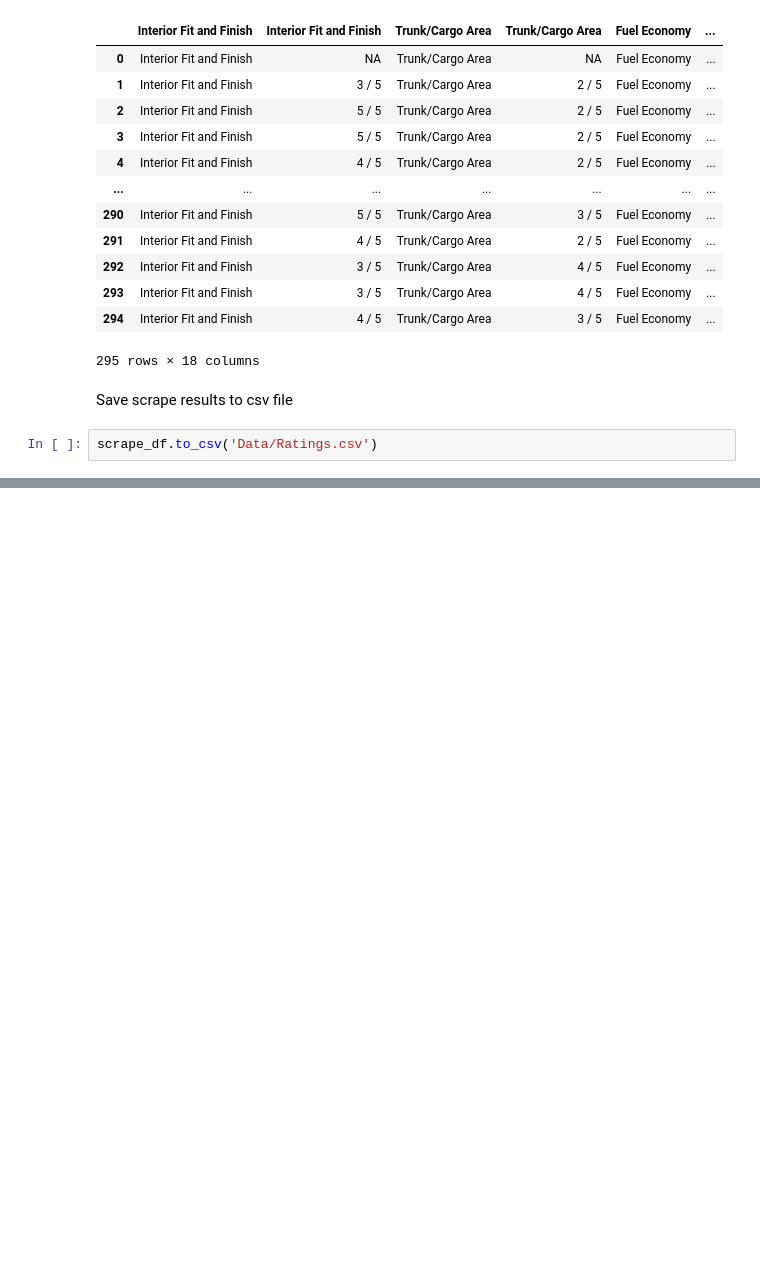
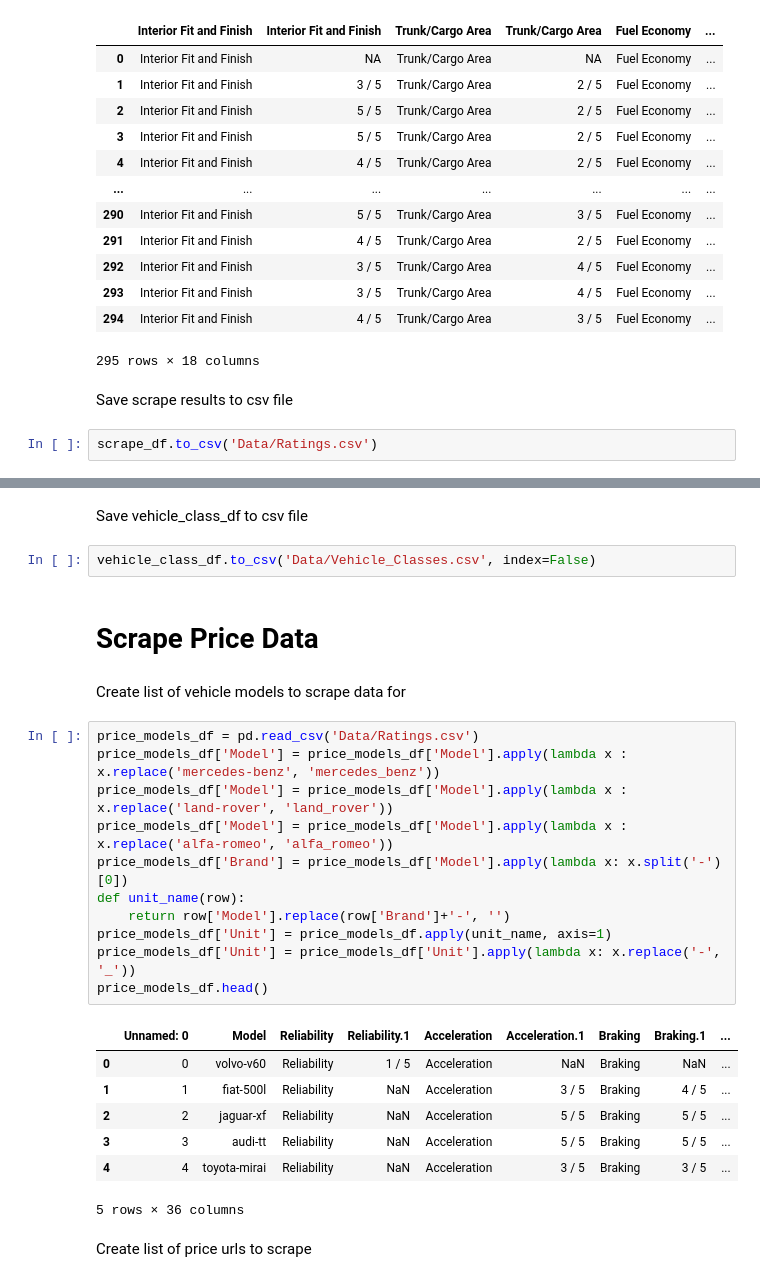
Before and after one commit to blantj/Auto_Sales_Regression, a Jupyter notebook: Webscrape.ipynb, the cells around one changed output, grey strips where cells are left out. Cells and saved outputs as stored; diff of their text form; blank space fills up the shorter version.

Commit message:
Update for auto price data

```diff
--- a/Webscrape.ipynb
+++ b/Webscrape.ipynb
@@ -215,0 +273,29 @@ scrape_df.to_csv('Data/Ratings.csv')
+# %% [markdown]
+Save vehicle_class_df to csv file
+# %%
+vehicle_class_df.to_csv('Data/Vehicle_Classes.csv', index=False)
+# %% [markdown]
+# Scrape Price Data
+# %% [markdown]
+Create list of vehicle models to scrape data for
+# %%
+price_models_df = pd.read_csv('Data/Ratings.csv')
+price_models_df['Model'] = price_models_df['Model'].apply(lambda x : x.replace('mercedes-benz', 'mercedes_benz'))
+price_models_df['Model'] = price_models_df['Model'].apply(lambda x : x.replace('land-rover', 'land_rover'))
+price_models_df['Model'] = price_models_df['Model'].apply(lambda x : x.replace('alfa-romeo', 'alfa_romeo'))
+price_models_df['Brand'] = price_models_df['Model'].apply(lambda x: x.split('-')[0])
+def unit_name(row):
+    return row['Model'].replace(row['Brand']+'-', '')
+price_models_df['Unit'] = price_models_df.apply(unit_name, axis=1)
+price_models_df['Unit'] = price_models_df['Unit'].apply(lambda x: x.replace('-', '_'))
+price_models_df.head()
+# %% [output]
+|  | Unnamed: 0 | Model | Reliability | Reliability.1 | Acceleration | Acceleration.1 | Braking | Braking.1 | ... |
+| 0 | 0 | volvo-v60 | Reliability | 1 / 5 | Acceleration | NaN | Braking | NaN | ... |
+| 1 | 1 | fiat-500l | Reliability | NaN | Acceleration | 3 / 5 | Braking | 4 / 5 | ... |
+| 2 | 2 | jaguar-xf | Reliability | NaN | Acceleration | 5 / 5 | Braking | 5 / 5 | ... |
+| 3 | 3 | audi-tt | Reliability | NaN | Acceleration | 5 / 5 | Braking | 5 / 5 | ... |
+| 4 | 4 | toyota-mirai | Reliability | NaN | Acceleration | 3 / 5 | Braking | 3 / 5 | ... |
+5 rows × 36 columns
+# %% [markdown]
+Create list of price urls to scrape
```
Also changed, not shown: parts of 19 cells of this notebook.
